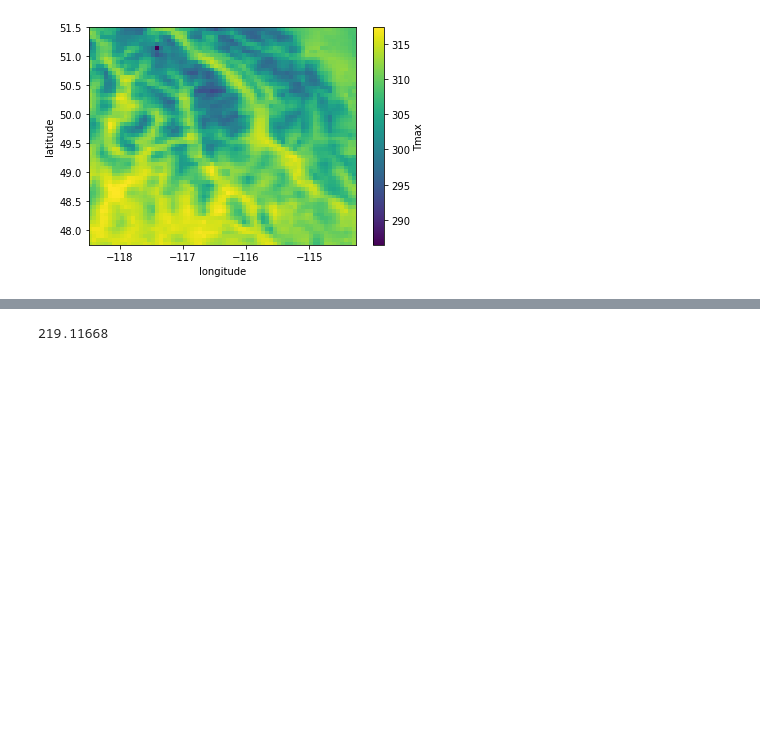
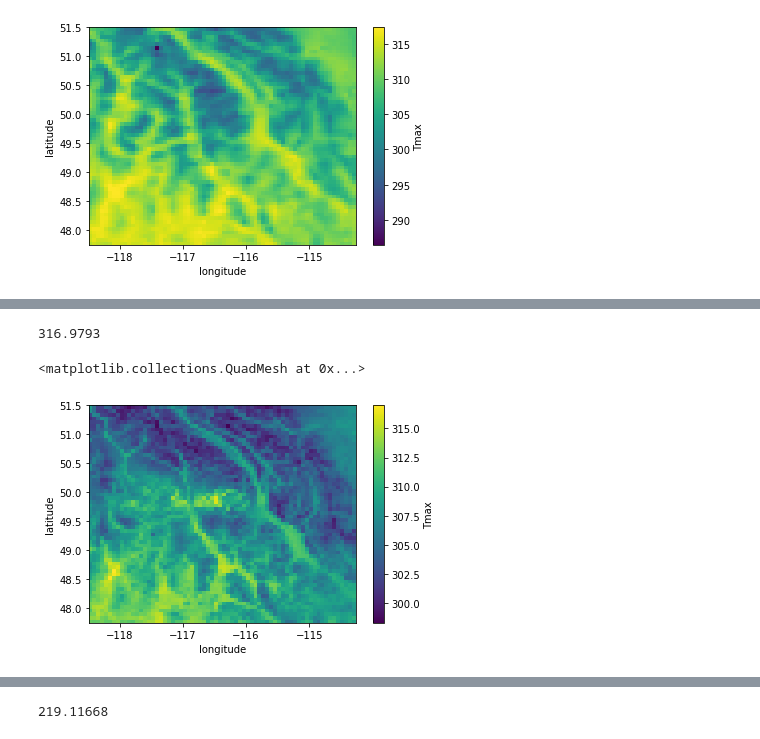
Before and after one commit to bertjebertjek/ICAR_Bias_Correction, a Jupyter notebook: 3_Analysis/Plot_results_bc.ipynb, the cells around one changed output, grey strips where cells are left out. Saved outputs shown, nothing was run; the diff lists cells and outputs as text; code cells hidden in the pictures; blank space fills up the shorter version.

```diff
--- a/3_Analysis/Plot_results_bc.ipynb
+++ b/3_Analysis/Plot_results_bc.ipynb
@@ -133,0 +133,6 @@ ds_raw = xr.open_mfdataset(f"{raw_path}/{model}_{scen}/{dt}/icar_*_{year}.nc")#.
+# %%
+ds_bc = xr.open_mfdataset(f"{path_out}/{model}_{scen}/{dt}/icar_*_{year}.nc")
+ds_bc2 = xr.open_mfdataset(f"{path_out2}/{model}_{scen}/{dt}/icar_*_{year}.nc")
+
+ds_bc_h = xr.open_mfdataset(f"{path_out}/{model}_hist/{dt}/icar_*_{year}.nc")
+ds_bc2_h = xr.open_mfdataset(f"{path_out2}/{model}_hist/{dt}/icar_*_{year}.nc")
@@ -188,0 +199,7 @@ ds_bc.Tmax.max(dim='time').plot()
+# %%
+print(ds_bc2.Tmax.max().values)
+ds_bc2.Tmax.max(dim='time').plot()
+# %% [output]
+316.9793
+<matplotlib.collections.QuadMesh at 0x...>
+[figure, added]
```
Also changed, not shown: parts of 37 cells of this notebook, 6 other files.
